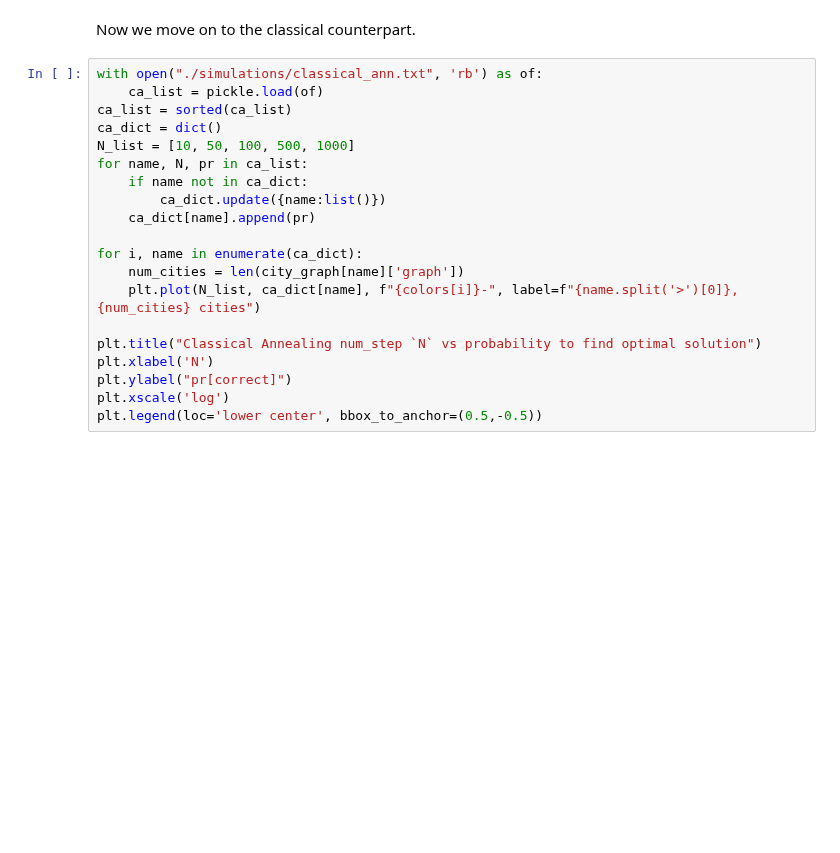
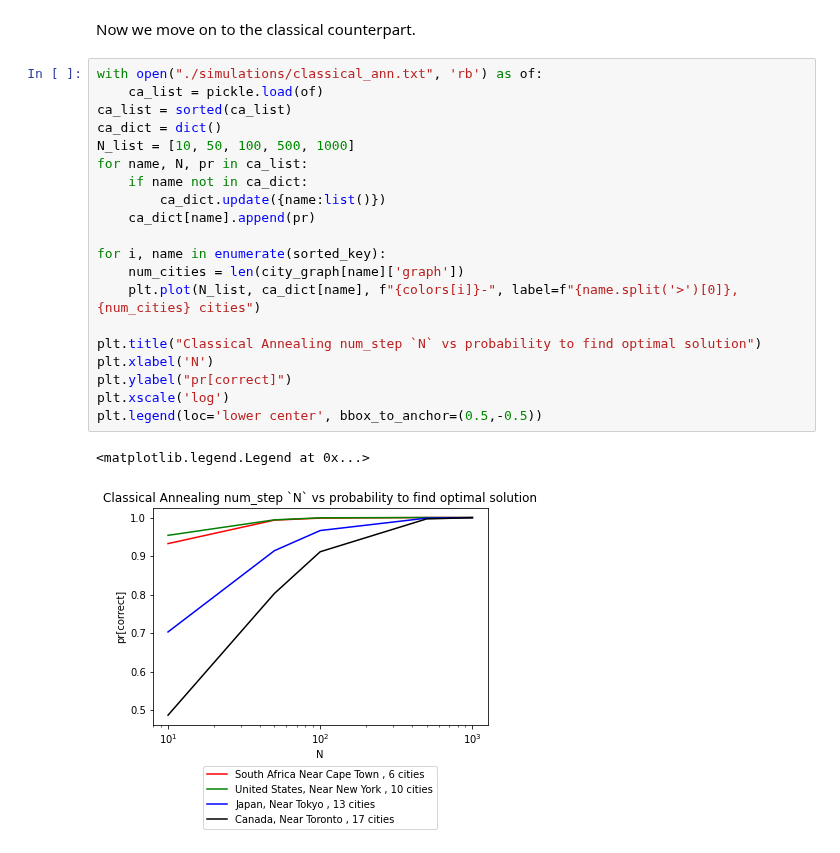
Before and after one commit to CDL-Quantum/CohortProject_2021, a Jupyter notebook: Week2_Rydberg_Atoms/TaskA1.ipynb, the cells around one changed output. Saved outputs shown, nothing was run; the diff lists cells and outputs as text; blank space fills up the shorter version.

```diff
--- a/Week2_Rydberg_Atoms/TaskA1.ipynb
+++ b/Week2_Rydberg_Atoms/TaskA1.ipynb
@@ -262,20 +262,23 @@ Now we move on to the classical counterpart.
 # %%
 with open("./simulations/classical_ann.txt", 'rb') as of:
     ca_list = pickle.load(of)
 ca_list = sorted(ca_list)
 ca_dict = dict()
 N_list = [10, 50, 100, 500, 1000]
 for name, N, pr in ca_list:
     if name not in ca_dict:
         ca_dict.update({name:list()})
     ca_dict[name].append(pr)
 
-for i, name in enumerate(ca_dict):
+for i, name in enumerate(sorted_key):
     num_cities = len(city_graph[name]['graph'])
     plt.plot(N_list, ca_dict[name], f"{colors[i]}-", label=f"{name.split('>')[0]}, {num_cities} cities")
 
 plt.title("Classical Annealing num_step `N` vs probability to find optimal solution")
 plt.xlabel('N')
 plt.ylabel("pr[correct]")
 plt.xscale('log')
 plt.legend(loc='lower center', bbox_to_anchor=(0.5,-0.5))
+# %% [output]
+<matplotlib.legend.Legend at 0x...>
+[figure, added]
```
